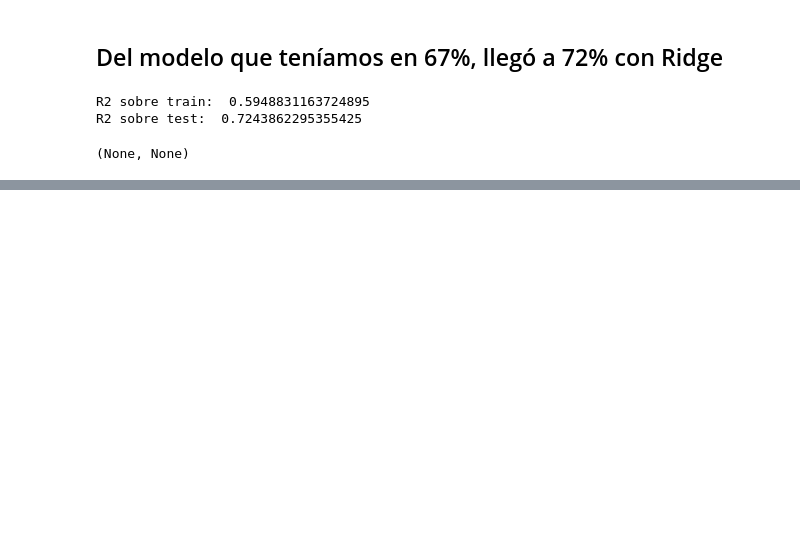
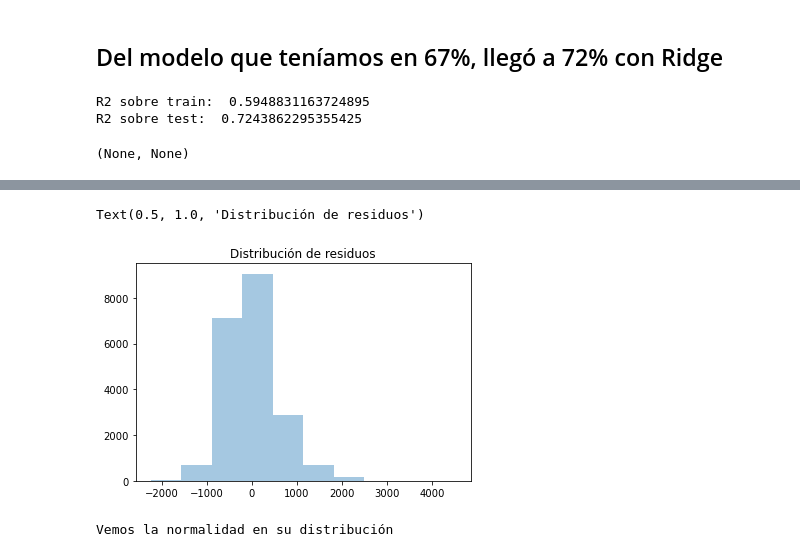
Before and after one commit to Properati-Analysis/TP2, a Jupyter notebook: TP2.ipynb, the cells around one changed output, grey strips where cells are left out. Cells and saved outputs as stored; diff of their text form; code cells hidden in the pictures; blank space fills up the shorter version.

```diff
--- a/TP2.ipynb
+++ b/TP2.ipynb
@@ -819,0 +836,14 @@ R2 sobre test:  0.7243862295355425
+# %%
+fig = plt.figure()
+# creo los axes
+ax = plt.axes()
+# dibujo en axes:
+ax.hist(resid , label='pred vs train', alpha = 0.4)
+plt.title("Distribución de residuos")
+# %% [output]
+Text(0.5, 1.0, 'Distribución de residuos')
+[figure, added]
+# %%
+print("Vemos la normalidad en su distribución")
+# %% [output]
+Vemos la normalidad en su distribución
```
Also changed, not shown: parts of 22 cells of this notebook.
